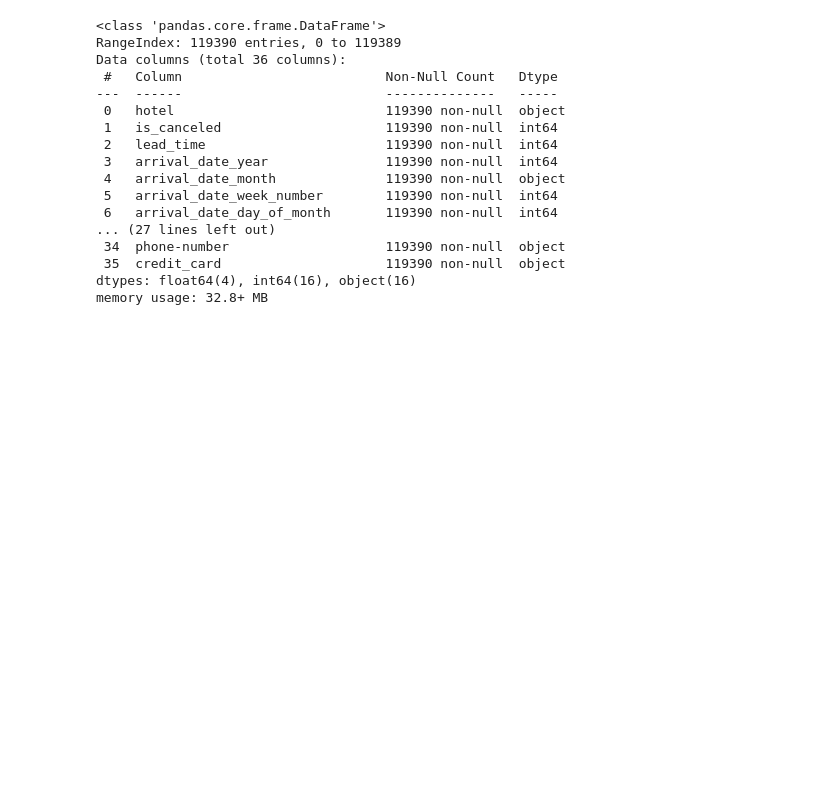
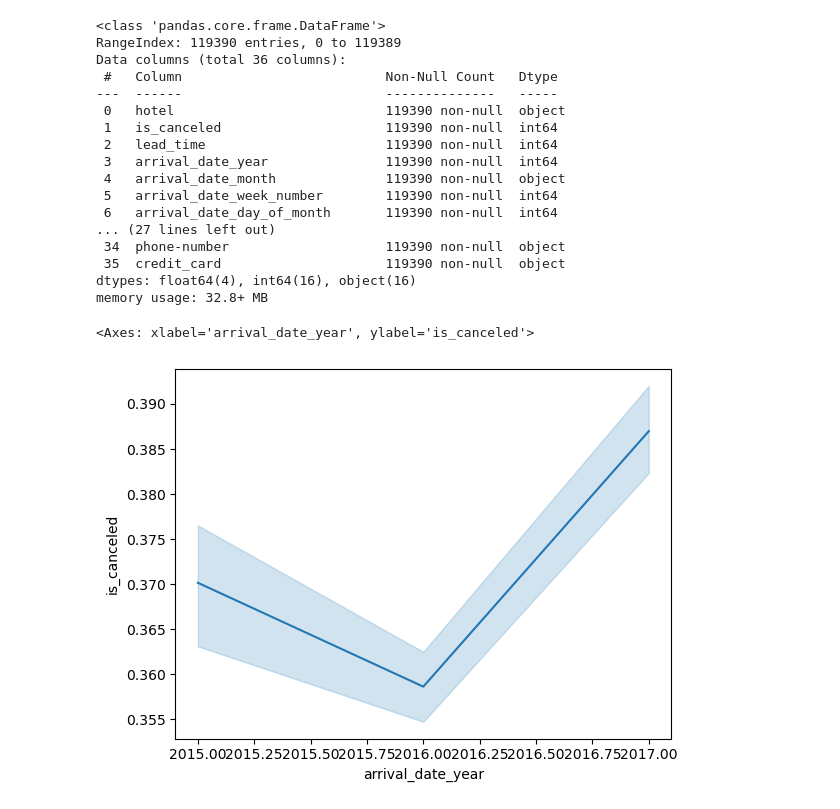
Before and after one commit to 07fahim/Python, a Jupyter notebook: Python/EDA Analysis/EDA using Bivariate and Multivariate Analysis.ipynb, the cells around one changed output. Drawn from its saved outputs; the diff is of its cells as text; code cells hidden in the pictures; blank space fills up the shorter version.

```diff
--- a/Python/EDA Analysis/EDA using Bivariate and Multivariate Analysis.ipynb
+++ b/Python/EDA Analysis/EDA using Bivariate and Multivariate Analysis.ipynb
@@ -183,3 +183,8 @@ Data columns (total 36 columns):
  35  credit_card                     119390 non-null  object
 dtypes: float64(4), int64(16), object(16)
 memory usage: 32.8+ MB
+# %%
+sns.lineplot(x=hotel['arrival_date_year'],y=hotel['is_canceled'])
+# %% [output]
+<Axes: xlabel='arrival_date_year', ylabel='is_canceled'>
+[figure, added]
```
Also changed, not shown: parts of 2 cells of this notebook.
